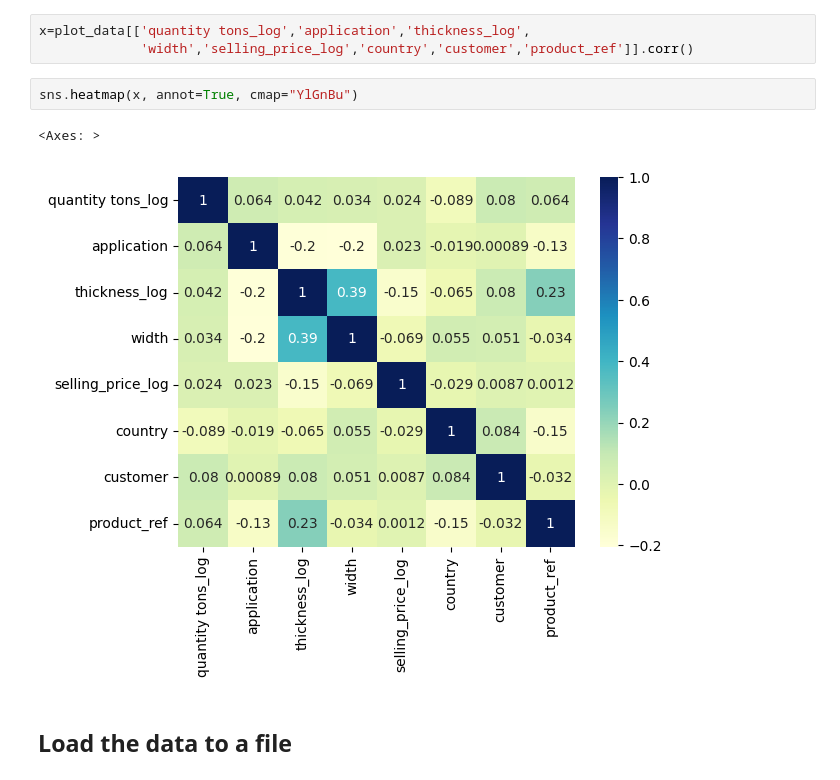
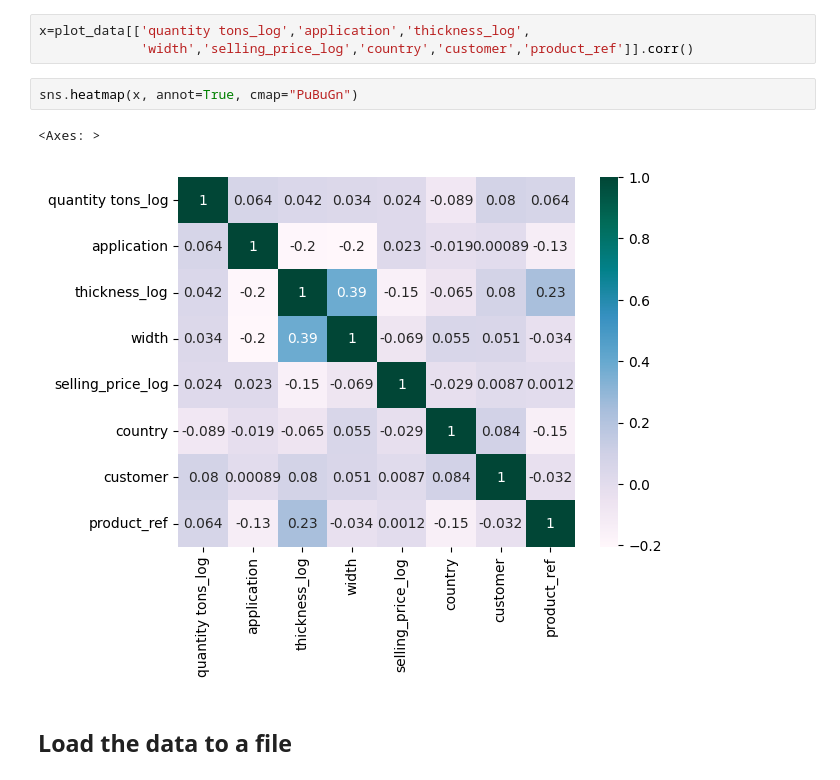
Before and after one commit to Elam-parithi/Industrial-Copper-Modeling, a Jupyter notebook: elam-pynotebook.ipynb, the cells around one changed output. Cells and saved outputs as stored; diff of their text form.

```diff
--- a/elam-pynotebook.ipynb
+++ b/elam-pynotebook.ipynb
@@ -226,10 +260,10 @@ plt.show()
 x=plot_data[['quantity tons_log','application','thickness_log',
              'width','selling_price_log','country','customer','product_ref']].corr()
 # %%
-sns.heatmap(x, annot=True, cmap="YlGnBu")
+sns.heatmap(x, annot=True, cmap="PuBuGn")
 # %% [output]
 <Axes: >
-[figure, old version]
+[figure, new version]
 # %% [markdown]
 ## Load the data to a file
 # %%
```
Also changed, not shown: parts of 12 cells of this notebook.
